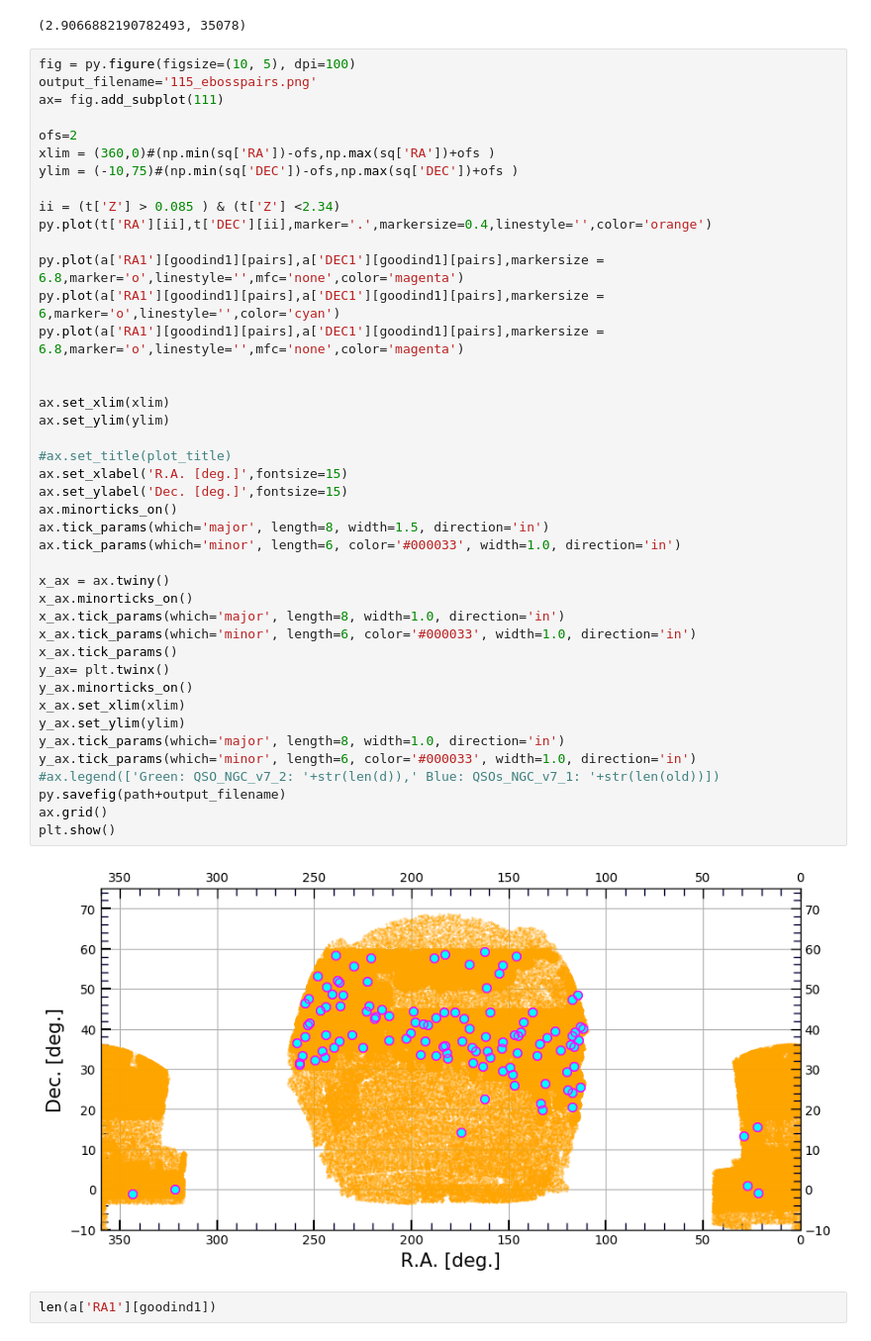
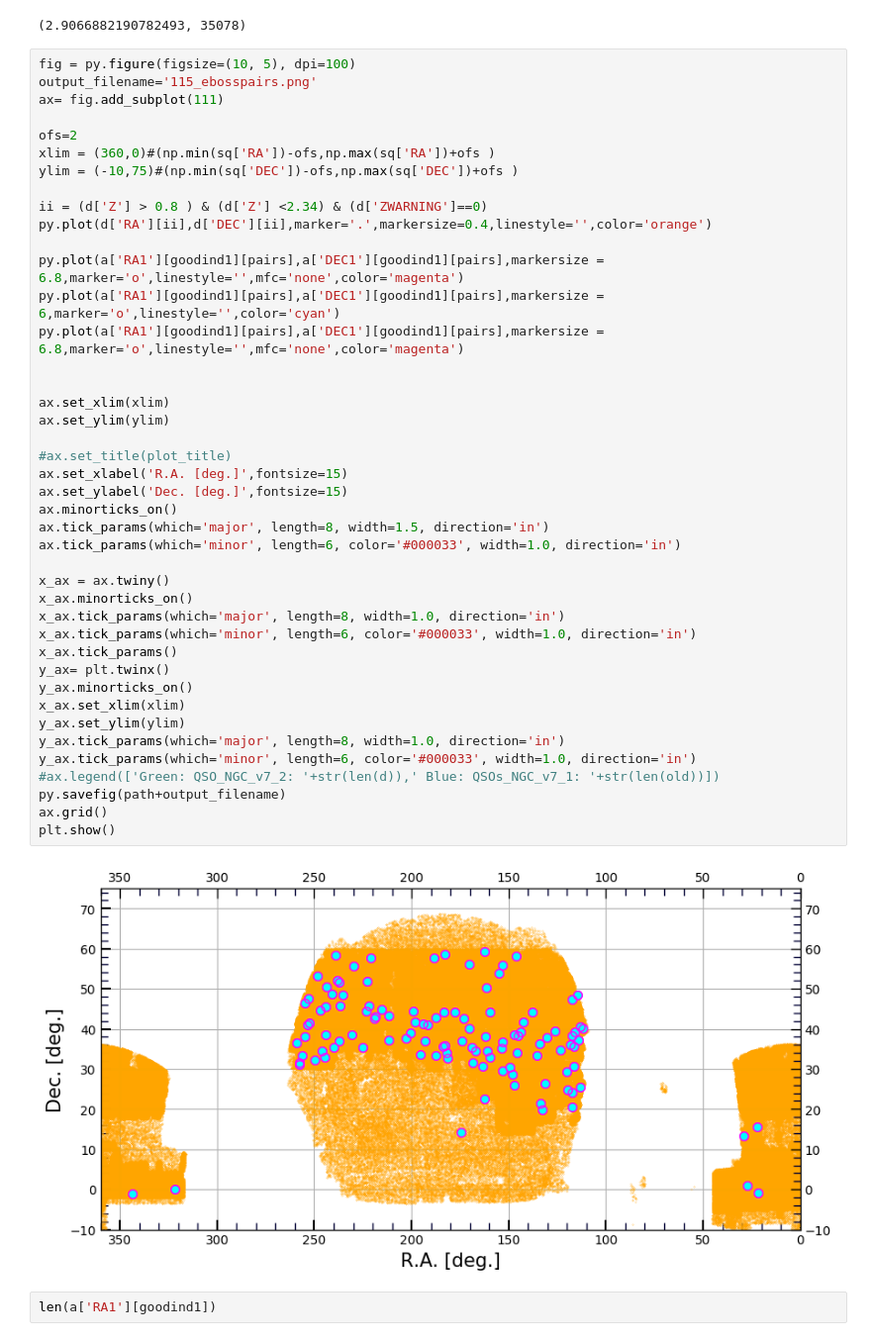
Before and after one commit to Srheft/HOD, a Jupyter notebook: cls_nb/KDE_eboss_closepairs.ipynb, the cells around one changed output. Shown at 99% size. Saved outputs shown, nothing was run; the diff lists cells and outputs as text.

```diff
--- a/cls_nb/KDE_eboss_closepairs.ipynb
+++ b/cls_nb/KDE_eboss_closepairs.ipynb
@@ -459,41 +678,41 @@ ofs=2
 xlim = (360,0)#(np.min(sq['RA'])-ofs,np.max(sq['RA'])+ofs )
 ylim = (-10,75)#(np.min(sq['DEC'])-ofs,np.max(sq['DEC'])+ofs )
 
-ii = (t['Z'] > 0.085 ) & (t['Z'] <2.34)
-py.plot(t['RA'][ii],t['DEC'][ii],marker='.',markersize=0.4,linestyle='',color='orange')
+ii = (d['Z'] > 0.8 ) & (d['Z'] <2.34) & (d['ZWARNING']==0)
+py.plot(d['RA'][ii],d['DEC'][ii],marker='.',markersize=0.4,linestyle='',color='orange')
 
 py.plot(a['RA1'][goodind1][pairs],a['DEC1'][goodind1][pairs],markersize = 6.8,marker='o',linestyle='',mfc='none',color='magenta')
 py.plot(a['RA1'][goodind1][pairs],a['DEC1'][goodind1][pairs],markersize = 6,marker='o',linestyle='',color='cyan')
 py.plot(a['RA1'][goodind1][pairs],a['DEC1'][goodind1][pairs],markersize = 6.8,marker='o',linestyle='',mfc='none',color='magenta')
 
 
 ax.set_xlim(xlim)
 ax.set_ylim(ylim)
 
 #ax.set_title(plot_title)
 ax.set_xlabel('R.A. [deg.]',fontsize=15)
 ax.set_ylabel('Dec. [deg.]',fontsize=15)
 ax.minorticks_on()
 ax.tick_params(which='major', length=8, width=1.5, direction='in')
 ax.tick_params(which='minor', length=6, color='#000033', width=1.0, direction='in')
 
 x_ax = ax.twiny()
 x_ax.minorticks_on()
 x_ax.tick_params(which='major', length=8, width=1.0, direction='in')
 x_ax.tick_params(which='minor', length=6, color='#000033', width=1.0, direction='in')
 x_ax.tick_params()
 y_ax= plt.twinx()
 y_ax.minorticks_on()
 x_ax.set_xlim(xlim)
 y_ax.set_ylim(ylim)
 y_ax.tick_params(which='major', length=8, width=1.0, direction='in')
 y_ax.tick_params(which='minor', length=6, color='#000033', width=1.0, direction='in')
 #ax.legend(['Green: QSO_NGC_v7_2: '+str(len(d)),' Blue: QSOs_NGC_v7_1: '+str(len(old))])
 py.savefig(path+output_filename)
 ax.grid()
 plt.show()
 # %% [output]
-[figure, old version]
+[figure, new version]
 # %%
 len(a['RA1'][goodind1])
 # %% [output]
```
Also changed, not shown: parts of 9 cells of this notebook.
